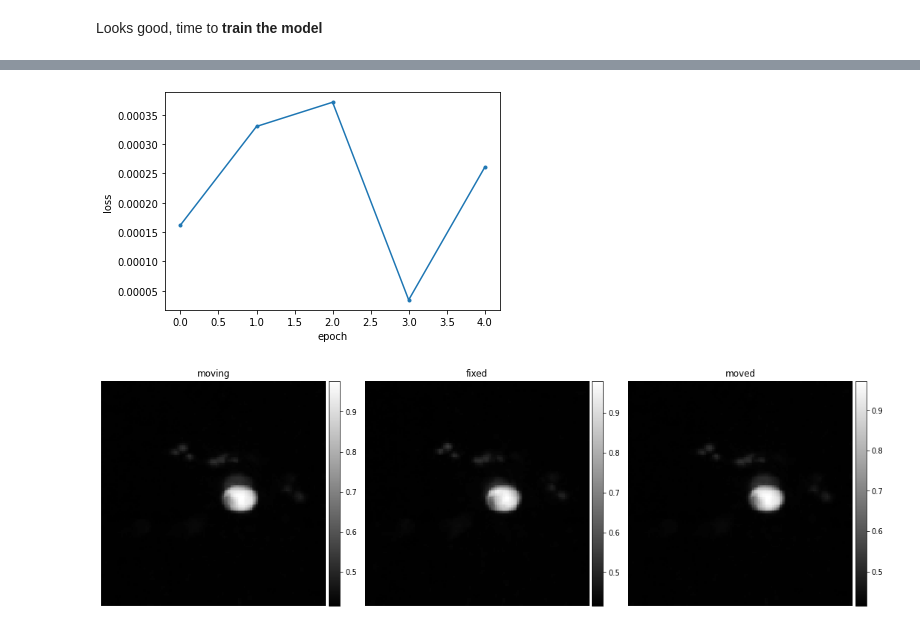
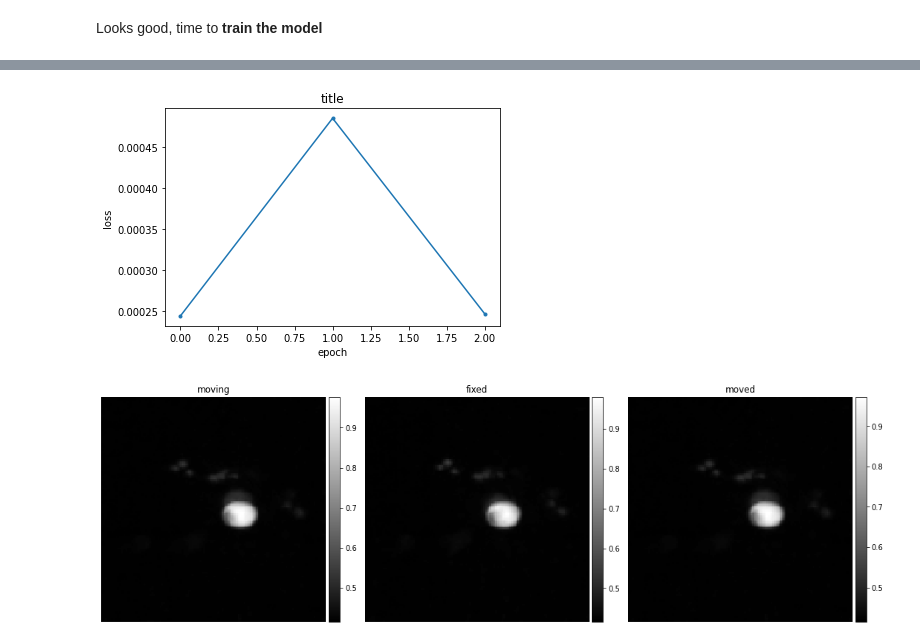
Before and after one commit to madtoinou/voxelmorph, a Jupyter notebook: voxelmorph_project.ipynb, the cells around one changed output, grey strips where cells are left out. Cells and saved outputs as stored; diff of their text form; code cells hidden in the pictures.

Commit message:
3d validation for testing

```diff
--- a/voxelmorph_project.ipynb
+++ b/voxelmorph_project.ipynb
@@ -116,5 +110,14 @@ train_generator = util.vxm_data_generator(slices_train,
+# %%
+# let's test it
+train_generator = util.vxm_data_generator(slices_train[30:],
+                                          idx_fixed=12,
+                                          batch_size=2)
+val = util.create_xy(slices_train[:30], 3)
 # %% [markdown]
 Looks good, time to **train the model**
 # %%
-hist = vxm_model.fit(train_generator, epochs=5, steps_per_epoch=1, verbose=1);
+hist = vxm_model.fit(train_generator,
+                     validation_data=val,
+                     validation_batch_size = 2,
+                     epochs=3, steps_per_epoch=1, verbose=1);
 # %% [output]
@@ -141,8 +130,8 @@ def plot_history(hist, loss_name='loss'):
 # %%
 # as before, let's visualize what happened
-plot_history(hist)
+util.plot_history(hist)
 # %% [output]
-[figure, old version]
+[figure, new version]
 # %%
 val_input, _ = next(train_generator)
 # %%
```
Also changed, not shown: parts of 8 cells of this notebook, 2 other files.
